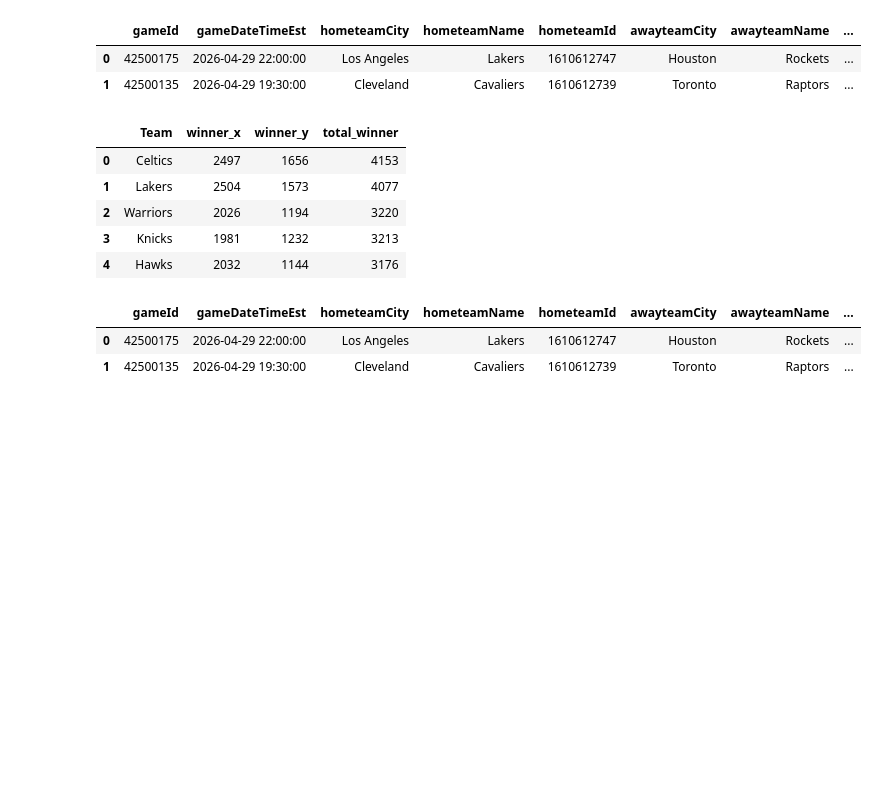
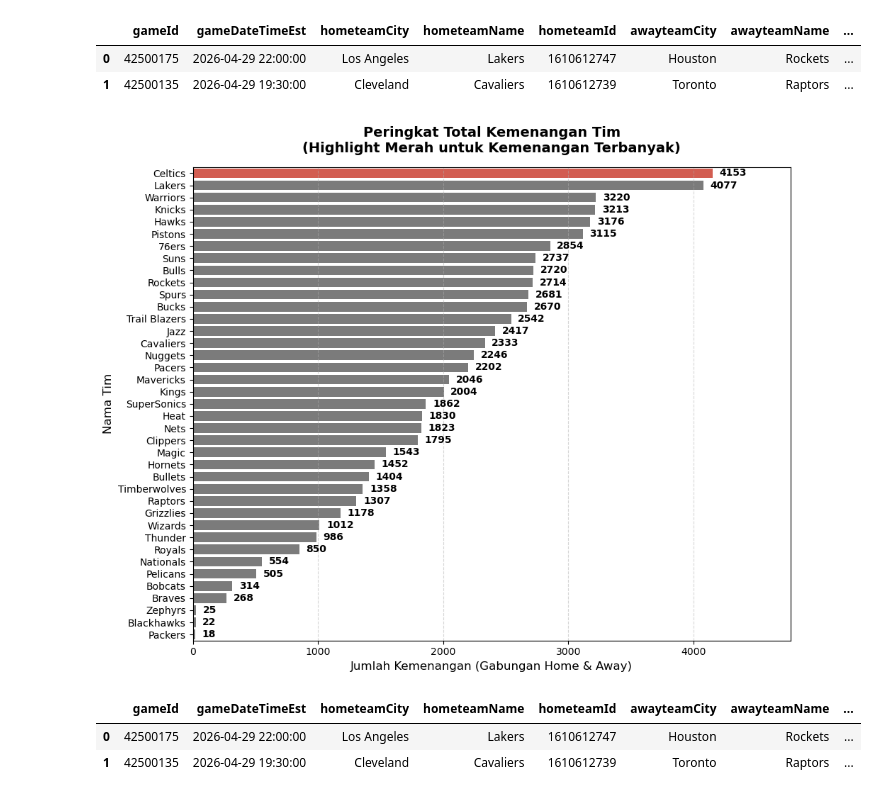
Before and after one commit to HafidzAfrieno/Project-Data-Analyst-Part-1, a Jupyter notebook: nba_player_analyst.ipynb, the cells around one changed output. Saved outputs shown, nothing was run; the diff lists cells and outputs as text; code cells hidden in the pictures; blank space fills up the shorter version.

```diff
--- a/nba_player_analyst.ipynb
+++ b/nba_player_analyst.ipynb
@@ -749,30 +853,45 @@ df.head(2)
 # %%
 # soal nomor 4
 # 4.Gunakan kolom winner untuk menghitung total jumlah kemenangan dari setiap tim (gabungan saat menjadi home maupun away). Urutkan tim dari yang mengoleksi kemenangan terbanyak hingga tersedikit.
 data = df[['hometeamId','awayteamId','hometeamName','awayteamName','winner']].copy()
 team_winnerHome = data.loc[data['hometeamId'] == data['winner']].drop(columns=['awayteamId','awayteamName'])
 team_winnerAway = data.loc[data['awayteamId'] == data['winner']].drop(columns=['hometeamId','hometeamName'])
 
 winner_home = team_winnerHome.groupby('hometeamName')['winner'].count().reset_index()
 winner_away = team_winnerAway.groupby('awayteamName')['winner'].count().reset_index()
 
 winner_home = winner_home.rename(columns={'hometeamName':'Team'})
 winner_away = winner_away.rename(columns={'awayteamName':'Team'})
 
 total_winner = pd.merge(winner_home,winner_away,on='Team',how='outer')
 total_winner = total_winner.fillna(0)
 
 total_winner['total_winner'] = total_winner['winner_x'] + total_winner['winner_y']
 sorting_winner = total_winner.sort_values(by='total_winner',ascending=False).reset_index(drop=True)
 
-sorting_winner.head(5)
+max_win_val = sorting_winner['total_winner'].max()
+colors = ['#e74c3c' if (x == max_win_val) else "#7b7b7b" for x in sorting_winner['total_winner']]
+
+plt.figure(figsize=(10, 8))
+ax = sns.barplot(data=sorting_winner, x='total_winner', y='Team', hue='Team', palette=colors, legend=False)
+
+for p in ax.patches:
+    width = p.get_width()
+    if width >= 0:  # Memastikan bar memiliki nilai valid sebelum diberi label
+        ax.annotate(
+            f'{int(width)}', xy=(width, p.get_y() + p.get_height() / 2),
+            xytext=(7, 0),  # Jarak 7 poin ke arah kanan
+            textcoords="offset points",ha='left', va='center', fontweight='bold', fontsize=10)
+
+plt.xlim(0, max_win_val * 1.15)
+plt.title("Peringkat Total Kemenangan Tim\n(Highlight Merah untuk Kemenangan Terbanyak)", fontsize=14, fontweight='bold', pad=15)
+plt.xlabel('Jumlah Kemenangan (Gabungan Home & Away)', fontsize=12)
+plt.ylabel('Nama Tim', fontsize=12)
+plt.grid(axis='x', linestyle='--', alpha=0.5)
+plt.tight_layout()
+plt.show()
 # %% [output]
-|  | Team | winner_x | winner_y | total_winner |
-| 0 | Celtics | 2497 | 1656 | 4153 |
-| 1 | Lakers | 2504 | 1573 | 4077 |
-| 2 | Warriors | 2026 | 1194 | 3220 |
-| 3 | Knicks | 1981 | 1232 | 3213 |
-| 4 | Hawks | 2032 | 1144 | 3176 |
+[figure, added]
 # %%
 df.head(2)
 # %% [output]
```
Also changed, not shown: parts of 4 cells of this notebook.
